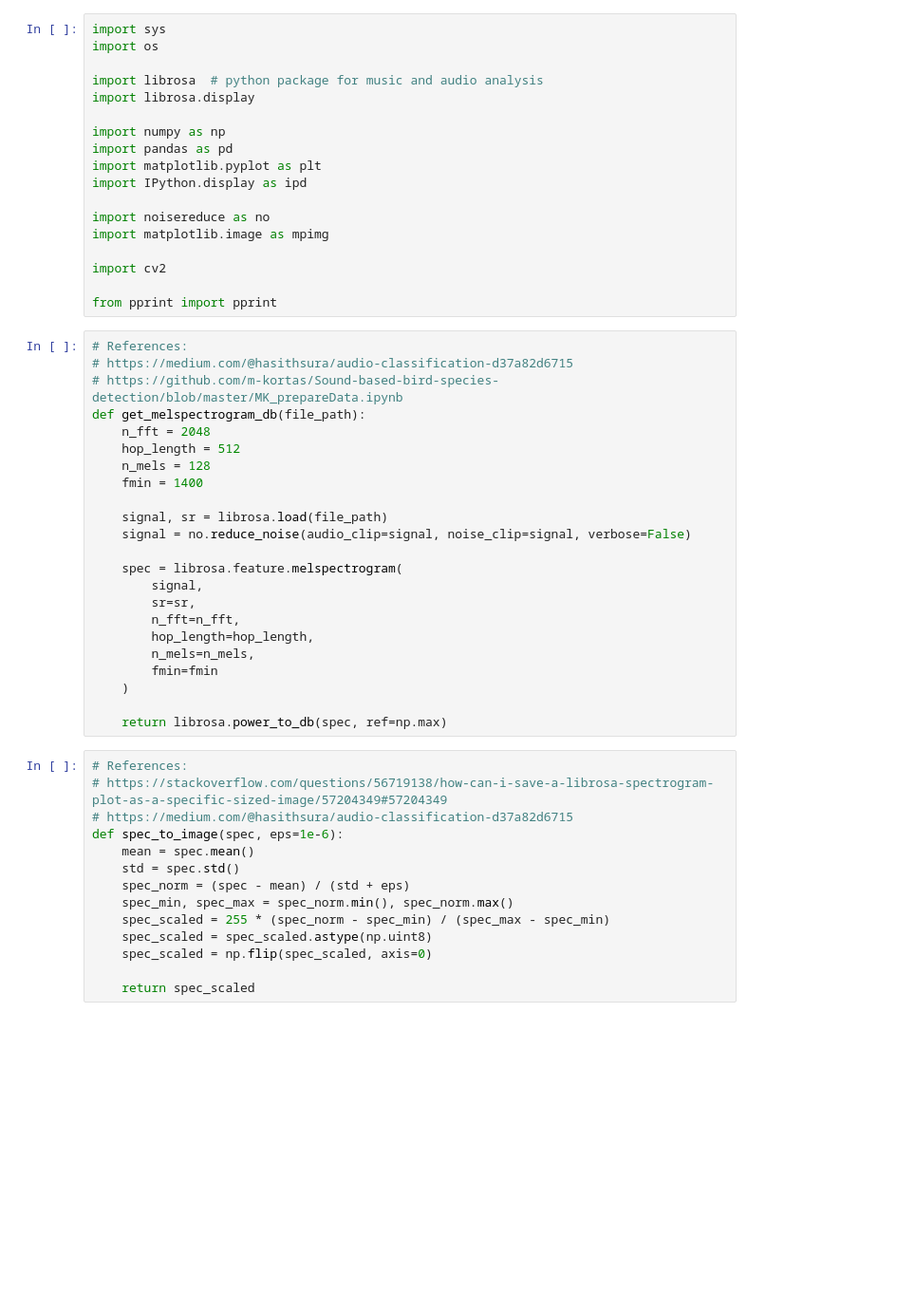
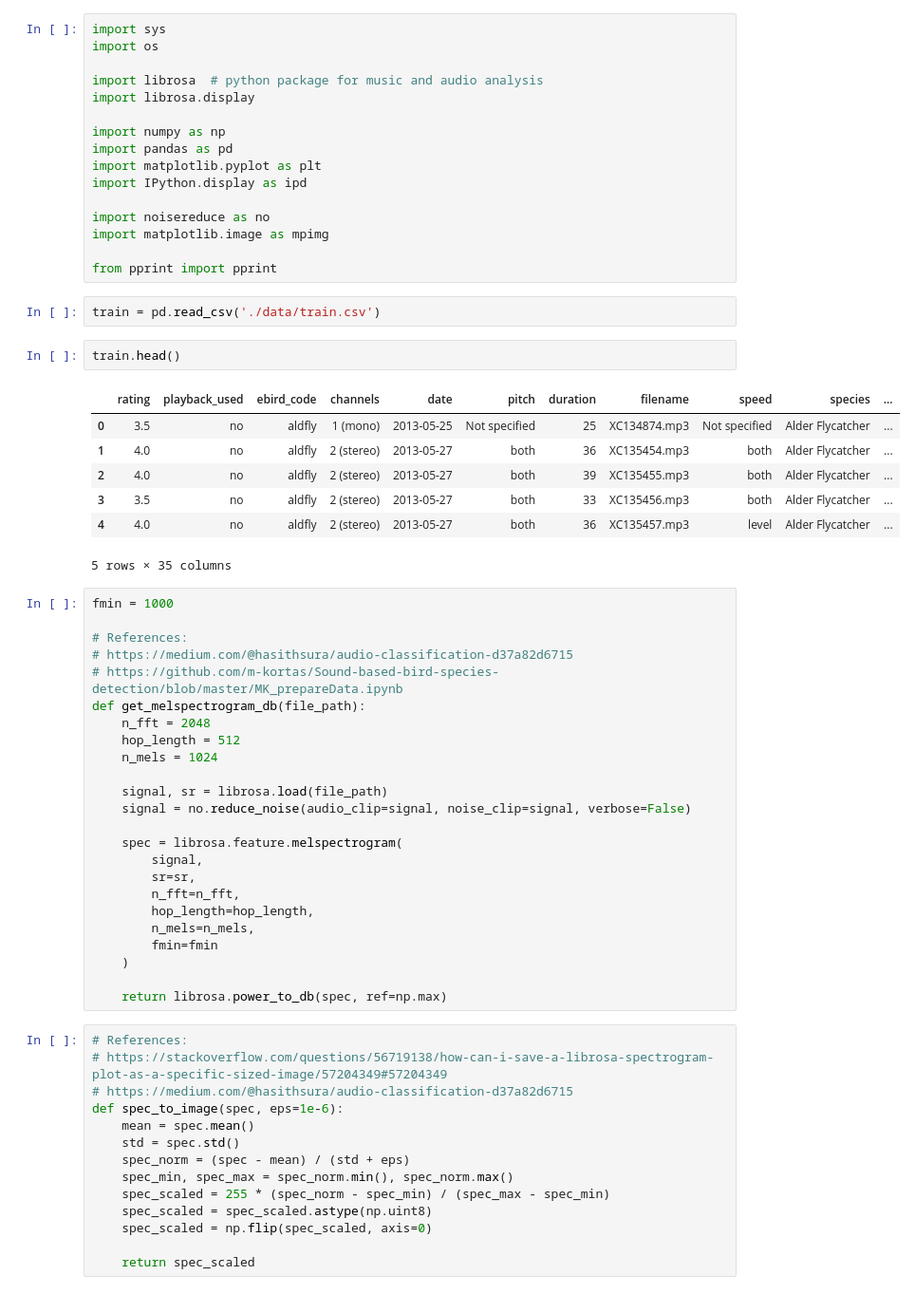
Before and after one commit to jackyho112/bird-call-identification, a Jupyter notebook: save_mel_images.ipynb, the cells around one changed output. Shown: that part at 95% size. Drawn from its saved outputs; the diff is of its cells as text; blank space fills up the shorter version.

```diff
--- a/save_mel_images.ipynb
+++ b/save_mel_images.ipynb
@@ -13,18 +13,29 @@ import IPython.display as ipd
 import noisereduce as no
 import matplotlib.image as mpimg
 
-import cv2
-
 from pprint import pprint
+# %%
+train = pd.read_csv('./data/train.csv')
+# %%
+train.head()
+# %% [output]
+|  | rating | playback_used | ebird_code | channels | date | pitch | duration | filename | speed | species | ... |
+| 0 | 3.5 | no | aldfly | 1 (mono) | 2013-05-25 | Not specified | 25 | XC134874.mp3 | Not specified | Alder Flycatcher | ... |
+| 1 | 4.0 | no | aldfly | 2 (stereo) | 2013-05-27 | both | 36 | XC135454.mp3 | both | Alder Flycatcher | ... |
+| 2 | 4.0 | no | aldfly | 2 (stereo) | 2013-05-27 | both | 39 | XC135455.mp3 | both | Alder Flycatcher | ... |
+| 3 | 3.5 | no | aldfly | 2 (stereo) | 2013-05-27 | both | 33 | XC135456.mp3 | both | Alder Flycatcher | ... |
+| 4 | 4.0 | no | aldfly | 2 (stereo) | 2013-05-27 | both | 36 | XC135457.mp3 | level | Alder Flycatcher | ... |
+5 rows × 35 columns
 # %%
+fmin = 1000
+
 # References:
 # https://medium.com/@hasithsura/audio-classification-d37a82d6715
 # https://github.com/m-kortas/Sound-based-bird-species-detection/blob/master/MK_prepareData.ipynb
 def get_melspectrogram_db(file_path):
     n_fft = 2048
     hop_length = 512
-    n_mels = 128
-    fmin = 1400
+    n_mels = 1024
 
     signal, sr = librosa.load(file_path)
     signal = no.reduce_noise(audio_clip=signal, noise_clip=signal, verbose=False)
```
Also changed, not shown: parts of 12 cells of this notebook.
